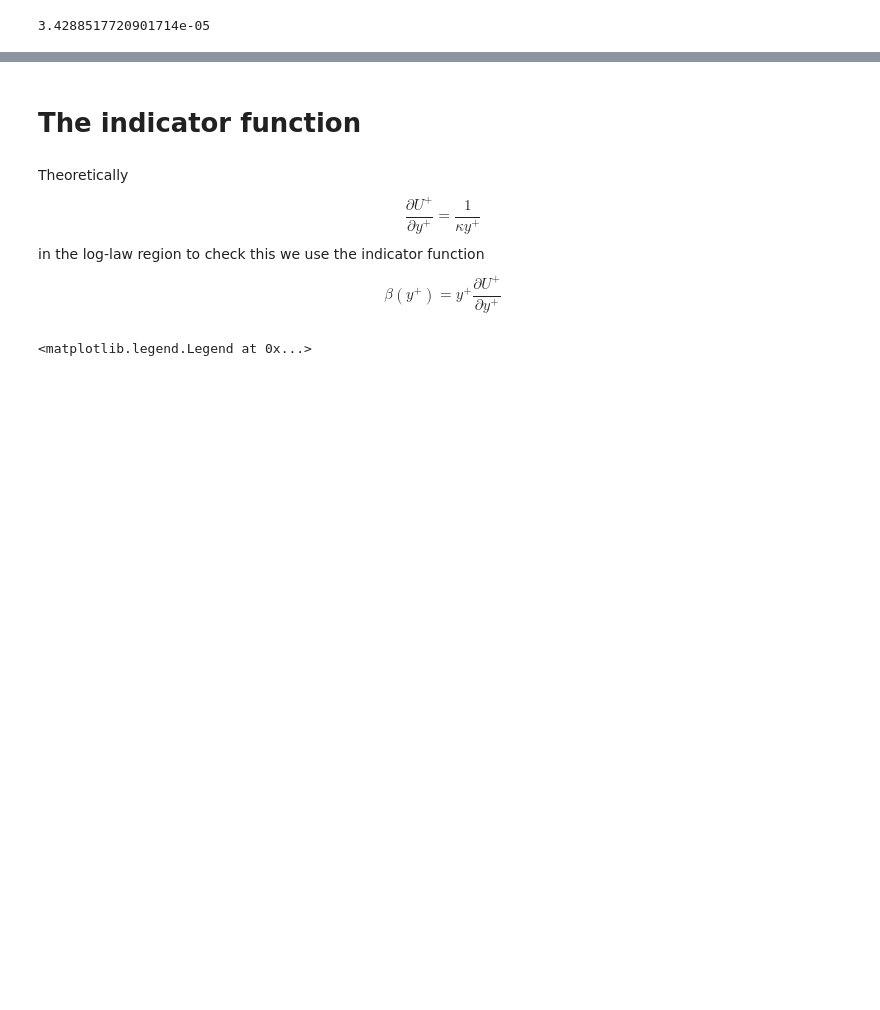
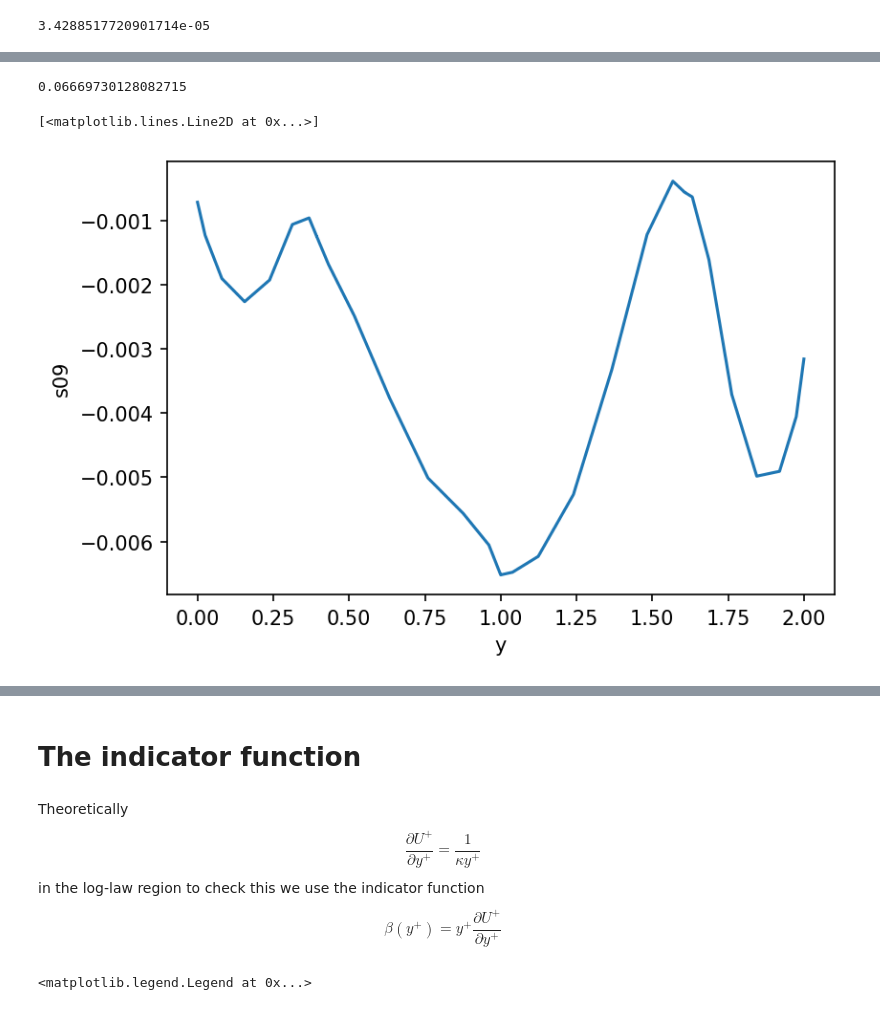
Before and after one commit to exabl/snek5000-abl, a Jupyter notebook: docs/validation/Case_Lee_Moser_2015.ipynb, the cells around one changed output, grey strips where cells are left out. Drawn from its saved outputs; the diff is of its cells as text; code cells hidden in the pictures; blank space fills up the shorter version.

```diff
--- a/docs/validation/Case_Lee_Moser_2015.ipynb
+++ b/docs/validation/Case_Lee_Moser_2015.ipynb
@@ -49,0 +79,15 @@ y0 / df.y_plus.max()
+# %%
+dss = ds.mean(("x", "z", "time"))
+
+U = (dss.s01**2 + dss.s02**2) ** 0.5
+
+tau = (dss.s47**2 + dss.s50**2)**0.5
+u_star = tau.isel(y=0)**0.5
+float(u_star)
+# %% [output]
+0.06669730128082715
+# %%
+dss.s09.plot()
+# %% [output]
+[<matplotlib.lines.Line2D at 0x...>]
+[figure, added]
```
Also changed, not shown: parts of 13 cells of this notebook, 2 other files.
